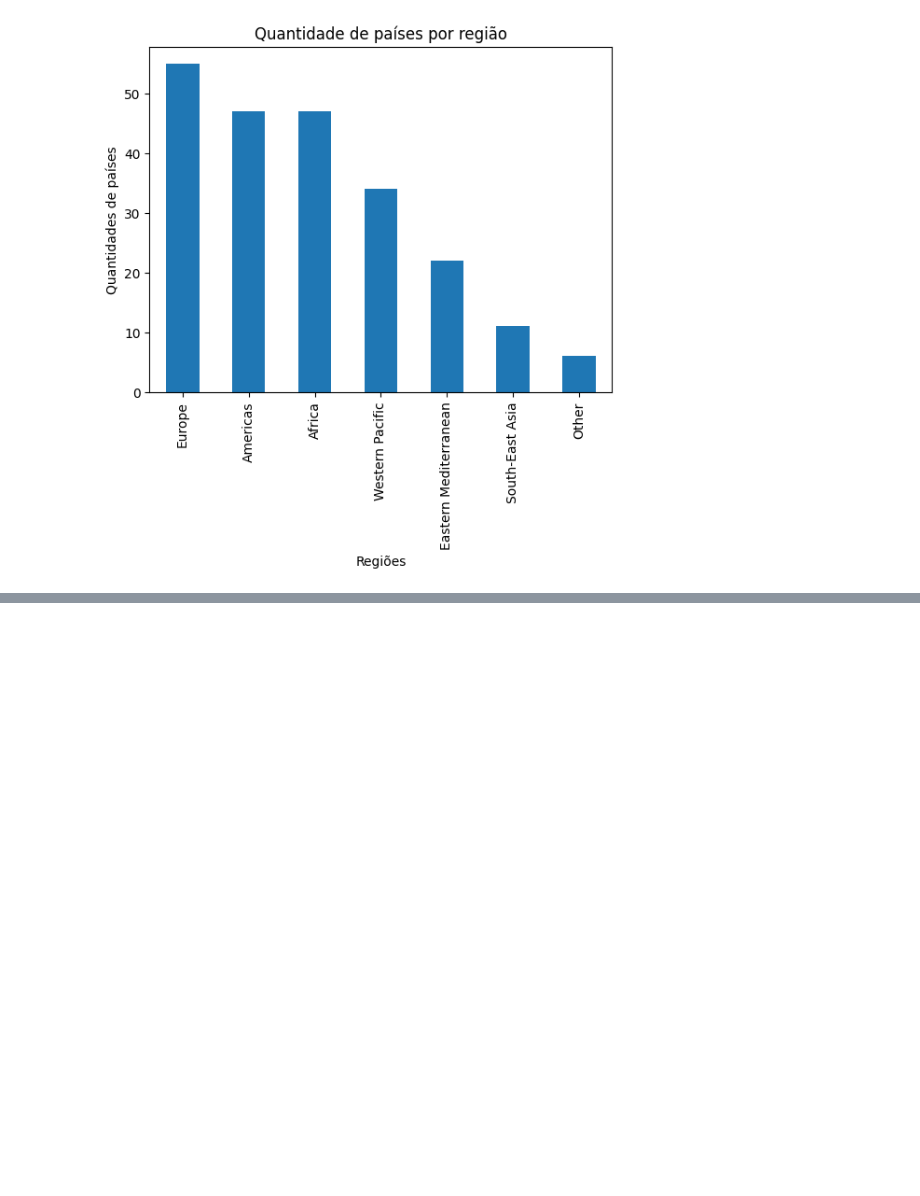
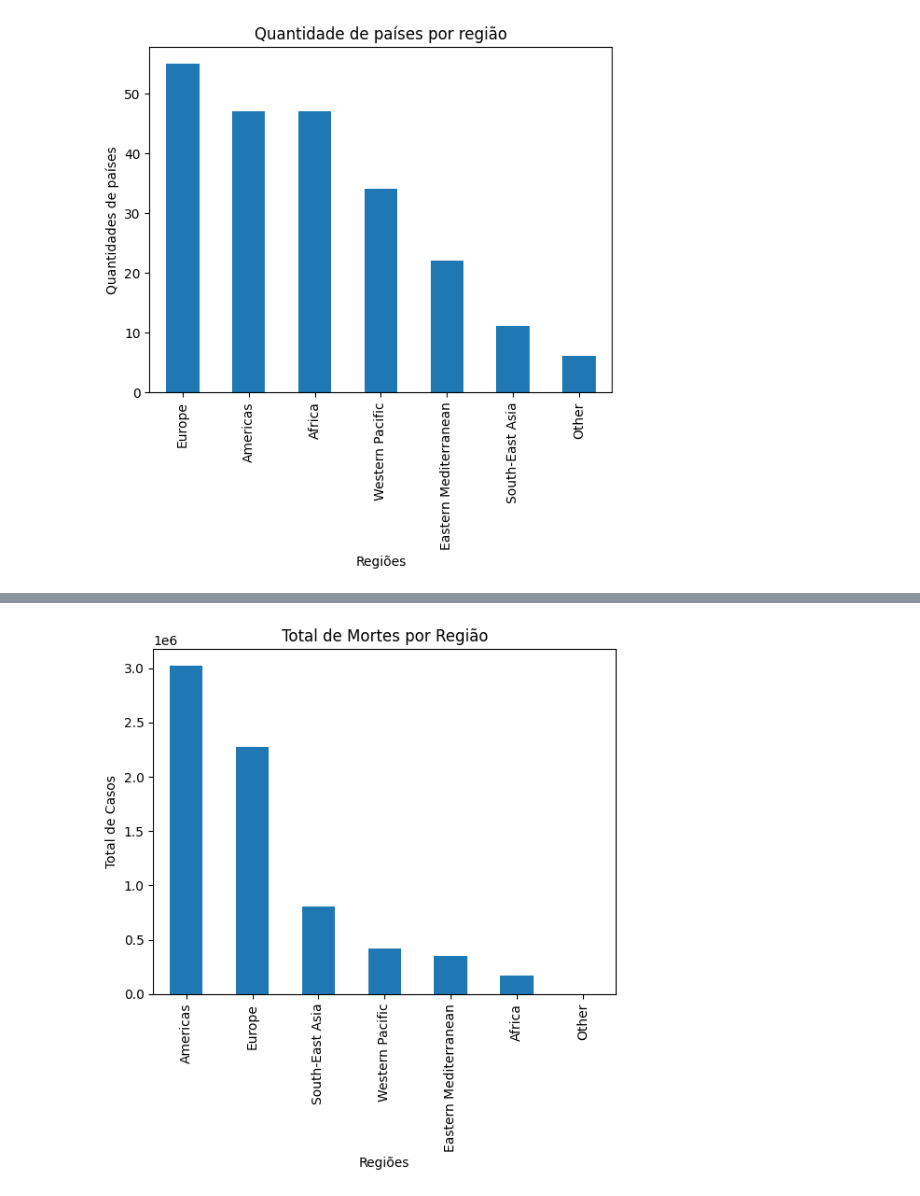
Before and after one commit to GuilhermeAugustox/COVID-DailyAnalysis-2020-2024, a Jupyter notebook: Analise.ipynb, the cells around one changed output, grey strips where cells are left out. Cells and saved outputs as stored; diff of their text form; code cells hidden in the pictures; blank space fills up the shorter version.

```diff
--- a/Analise.ipynb
+++ b/Analise.ipynb
@@ -181,0 +311,3 @@ df.head()
+# %%
+total_mortes_regiao = df_total.groupby('WHO Region')['Deaths - cumulative total'].sum()
+total_mortes_regiao
@@ -181,0 +324,11 @@ df.head()
+# %%
+total_mortes_regiao_sorted = total_mortes_regiao.sort_values(ascending=False)
+total_mortes_regiao_sorted.plot(kind='bar')
+
+plt.title('Total de Mortes por Região')
+plt.xlabel('Regiões')
+plt.ylabel('Total de Casos')
+
+plt.show()
+# %% [output]
+[figure, added]
```
Also changed, not shown: parts of 28 cells of this notebook.
